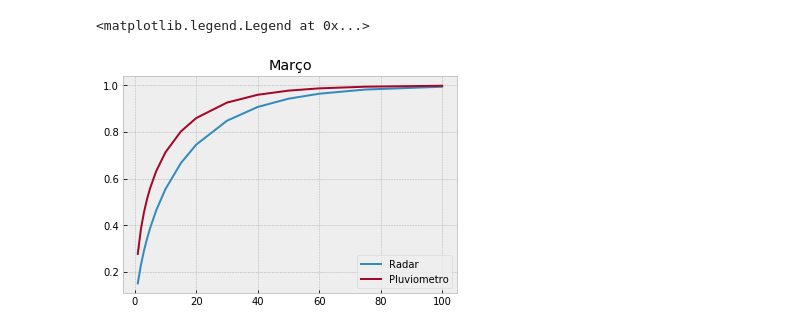
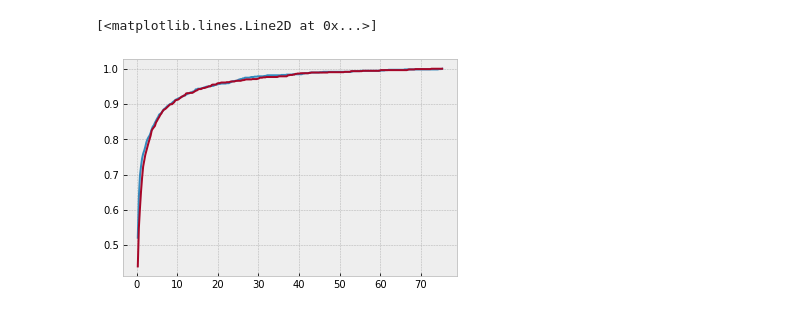
Before and after one commit to reinaldoossuna/Radar, a Jupyter notebook: 6 CDF matching correction .ipynb, the cells around one changed output. Saved outputs shown, nothing was run; the diff lists cells and outputs as text; code cells hidden in the pictures.

```diff
--- a/6 CDF matching correction .ipynb
+++ b/6 CDF matching correction .ipynb
@@ -65,11 +53,12 @@ itp_pluvi_ppf = InterpolatedUnivariateSpline(pluvi_cdf, corrected_quantiles, k=3
-# %%
-plt.figure()
-
-plt.title("Março")
-plt.plot(quantiles[1:], radar_cdf,label="Radar")
-plt.plot(quantiles[1:], pluvi_cdf,label="Pluviometro")
-
-plt.legend()
-# %% [output]
-<matplotlib.legend.Legend at 0x...>
-[figure, removed]
+# %%
+radar_hist, bin_edges = np.histogram(df_marco.RADAR.values,bins="auto",normed=True)
+pluvi_hist, bin_edges2 = np.histogram(df_marco.Pluviometro.values,bins=bin_edges,normed=True)
+dx = bin_edges[1] - bin_edges[0]
+radar_cdf = np.cumsum(radar_hist) * dx
+pluvi_cdf = np.cumsum(pluvi_hist) * dx
+plt.figure()
+plt.plot(bin_edges[1:], radar_cdf)
+plt.plot(bin_edges[1:],pluvi_cdf)
+# %% [output]
+[<matplotlib.lines.Line2D at 0x...>]
+[figure, added]
```
Also changed, not shown: parts of 41 cells of this notebook, 19 other files.
